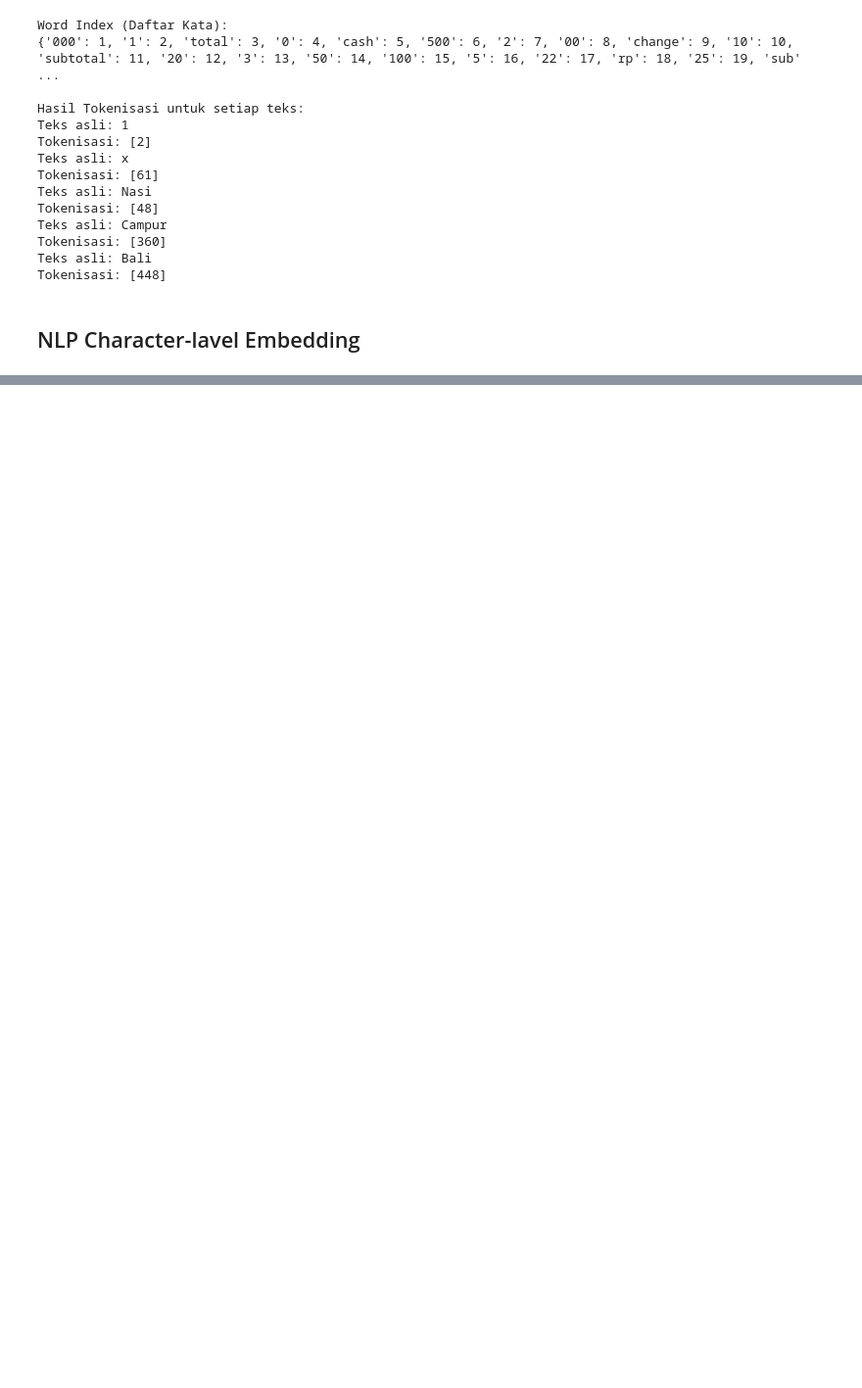
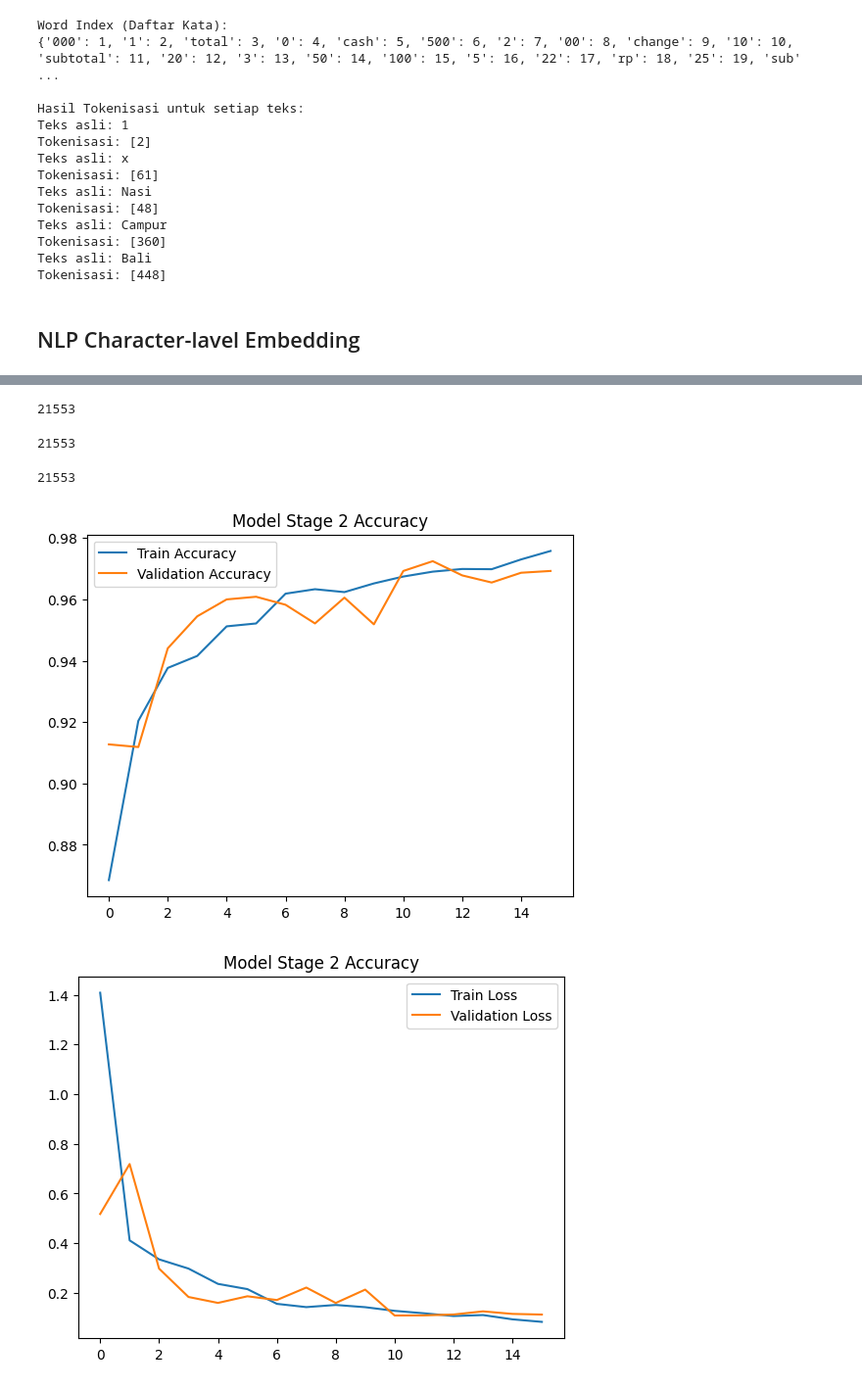
Before and after one commit to Bangkit-Capstone-C242-PS354/model-ocr, a Jupyter notebook: text_clasification.ipynb, the cells around one changed output, grey strips where cells are left out. Shown: that part at 98% size. Drawn from its saved outputs; the diff is of its cells as text; code cells hidden in the pictures; blank space fills up the shorter version.

```diff
--- a/text_clasification.ipynb
+++ b/text_clasification.ipynb
@@ -777,0 +1127,30 @@ F1 Score: 0.9860
+# %%
+len(labels_stage2)
+# %% [output]
+21553
+# %%
+len(predictions_stage1_labels)
+# %% [output]
+21553
+# %%
+len(features_stage2)
+# %% [output]
+21553
+# %%
+
+# Stage 2
+plt.plot(history_stage2.history['accuracy'], label='Train Accuracy')
+plt.plot(history_stage2.history['val_accuracy'], label='Validation Accuracy')
+plt.title('Model Stage 2 Accuracy')
+plt.legend()
+plt.show()
+
+# Stage 2
+plt.plot(history_stage2.history['loss'], label='Train Loss')
+plt.plot(history_stage2.history['val_loss'], label='Validation Loss')
+plt.title('Model Stage 2 Accuracy')
+plt.legend()
+plt.show()
+# %% [output]
+[figure, added]
+[figure, added]
```
Also changed, not shown: parts of 22 cells of this notebook.
